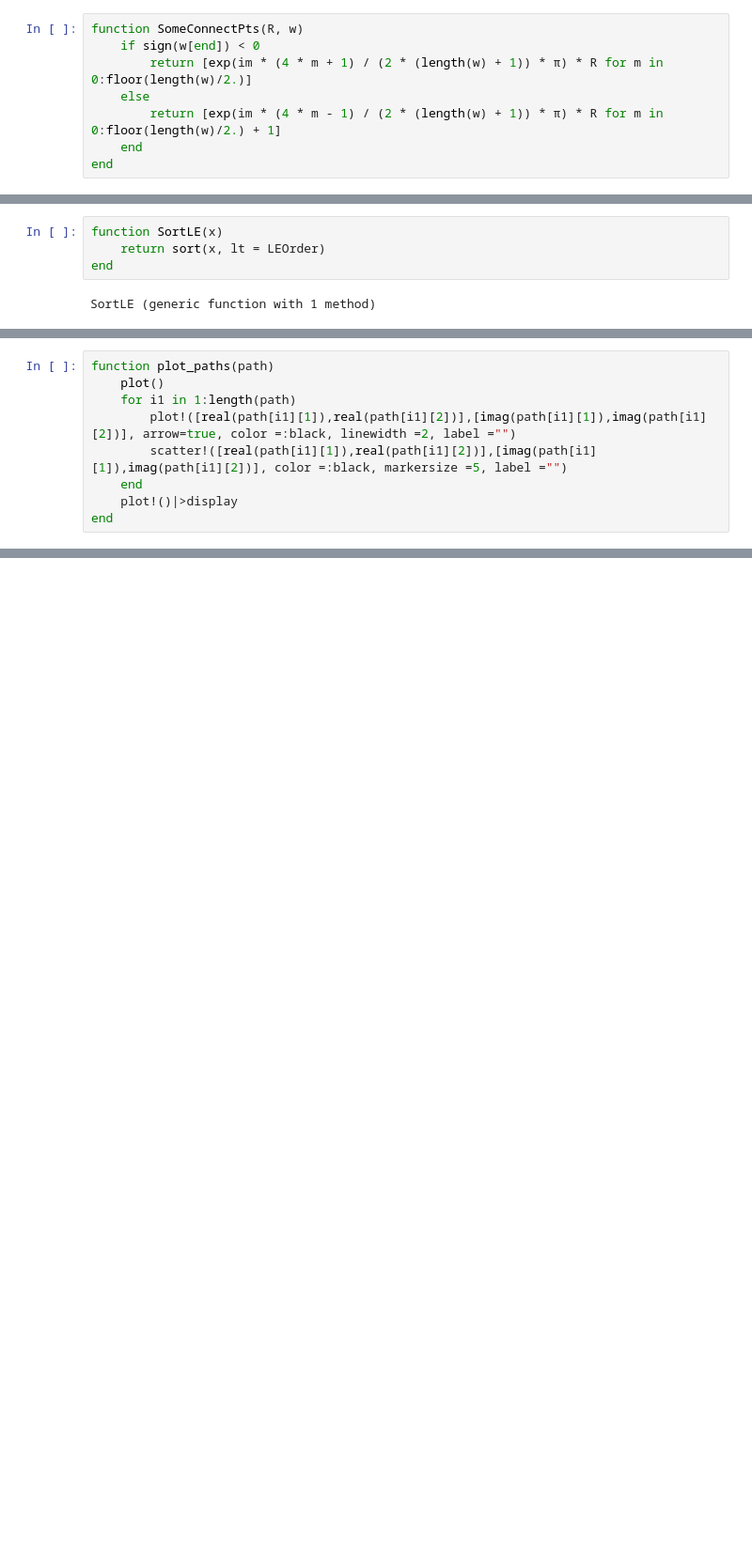
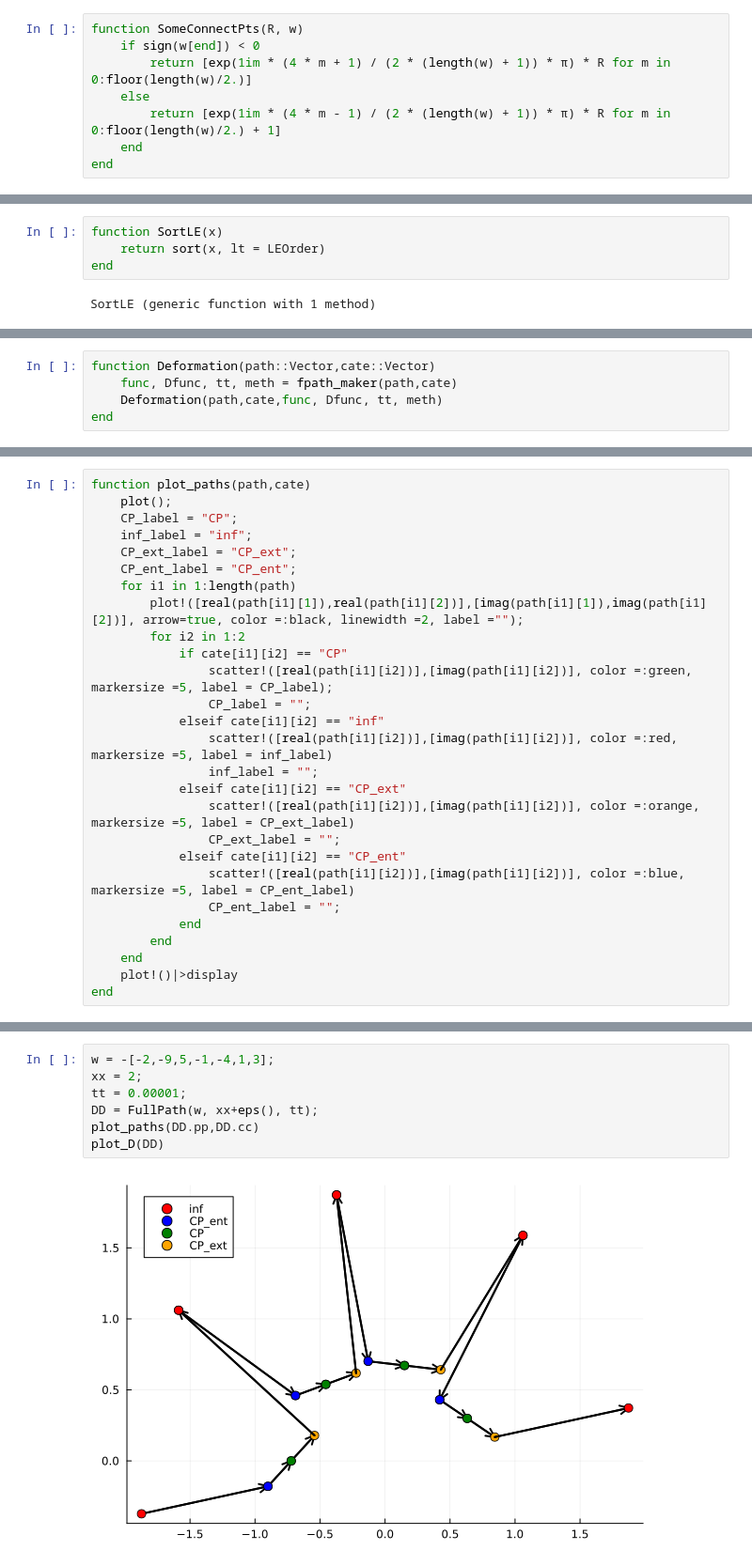
Before and after one commit to WietseVaes/NUTM-timestep, a Jupyter notebook: Memos/Deformations.ipynb, the cells around one changed output, grey strips where cells are left out. Shown at 94% size. Drawn from its saved outputs; the diff is of its cells as text; blank space fills up the shorter version.

```diff
--- a/Memos/Deformations.ipynb
+++ b/Memos/Deformations.ipynb
@@ -92,9 +103,9 @@ ConnectPts (generic function with 1 method)
 # %%
 function SomeConnectPts(R, w)
     if sign(w[end]) < 0
-        return [exp(im * (4 * m + 1) / (2 * (length(w) + 1)) * π) * R for m in 0:floor(length(w)/2.)]
+        return [exp(1im * (4 * m + 1) / (2 * (length(w) + 1)) * π) * R for m in 0:floor(length(w)/2.)]
     else
-        return [exp(im * (4 * m - 1) / (2 * (length(w) + 1)) * π) * R for m in 0:floor(length(w)/2.) + 1]
+        return [exp(1im * (4 * m - 1) / (2 * (length(w) + 1)) * π) * R for m in 0:floor(length(w)/2.) + 1]
     end
 end
 # %% [output]
@@ -202,0 +355,5 @@ SortLE (generic function with 1 method)
+# %%
+function Deformation(path::Vector,cate::Vector)
+    func, Dfunc, tt, meth = fpath_maker(path,cate)
+    Deformation(path,cate,func, Dfunc, tt, meth)
+end
@@ -235,11 +394,29 @@ end
 # %% [output]
 FullPath (generic function with 1 method)
 # %%
-function plot_paths(path)
-    plot()
+function plot_paths(path,cate)
+    plot();
+    CP_label = "CP";
+    inf_label = "inf";
+    CP_ext_label = "CP_ext";
+    CP_ent_label = "CP_ent";
     for i1 in 1:length(path)
-        plot!([real(path[i1][1]),real(path[i1][2])],[imag(path[i1][1]),imag(path[i1][2])], arrow=true, color =:black, linewidth =2, label ="")
-        scatter!([real(path[i1][1]),real(path[i1][2])],[imag(path[i1][1]),imag(path[i1][2])], color =:black, markersize =5, label ="")
+        plot!([real(path[i1][1]),real(path[i1][2])],[imag(path[i1][1]),imag(path[i1][2])], arrow=true, color =:black, linewidth =2, label ="");
+        for i2 in 1:2
+            if cate[i1][i2] == "CP"
+                scatter!([real(path[i1][i2])],[imag(path[i1][i2])], color =:green, markersize =5, label = CP_label);
+                CP_label = "";
+            elseif cate[i1][i2] == "inf"
+                scatter!([real(path[i1][i2])],[imag(path[i1][i2])], color =:red, markersize =5, label = inf_label)
+                inf_label = "";
+            elseif cate[i1][i2] == "CP_ext"
+                scatter!([real(path[i1][i2])],[imag(path[i1][i2])], color =:orange, markersize =5, label = CP_ext_label)
+                CP_ext_label = "";
+            elseif cate[i1][i2] == "CP_ent"
+                scatter!([real(path[i1][i2])],[imag(path[i1][i2])], color =:blue, markersize =5, label = CP_ent_label)
+                CP_ent_label = "";
+            end
+        end
     end
     plot!()|>display
 end
@@ -245,0 +485,9 @@ end
+# %%
+w = -[-2,-9,5,-1,-4,1,3];
+xx = 2;
+tt = 0.00001;
+DD = FullPath(w, xx+eps(), tt);
+plot_paths(DD.pp,DD.cc)
+plot_D(DD)
+# %% [output]
+[figure, added]
```
Also changed, not shown: parts of 25 cells of this notebook.
